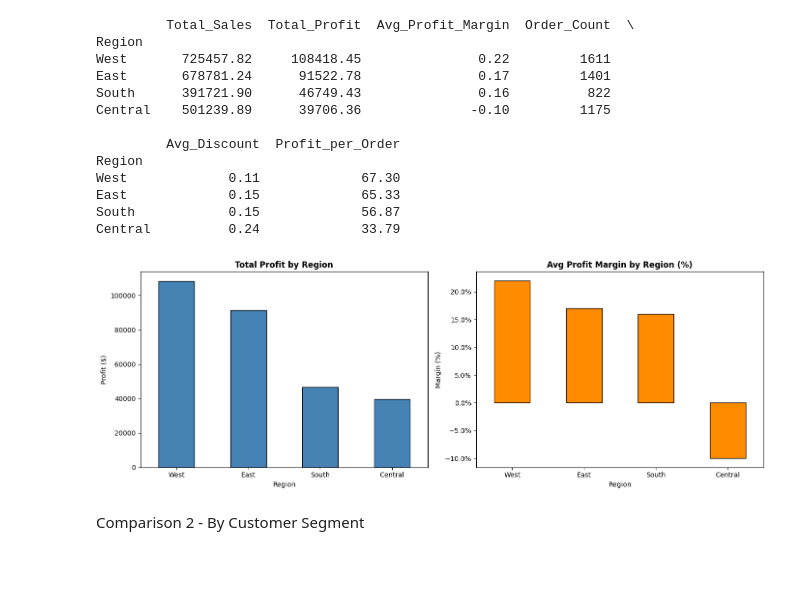
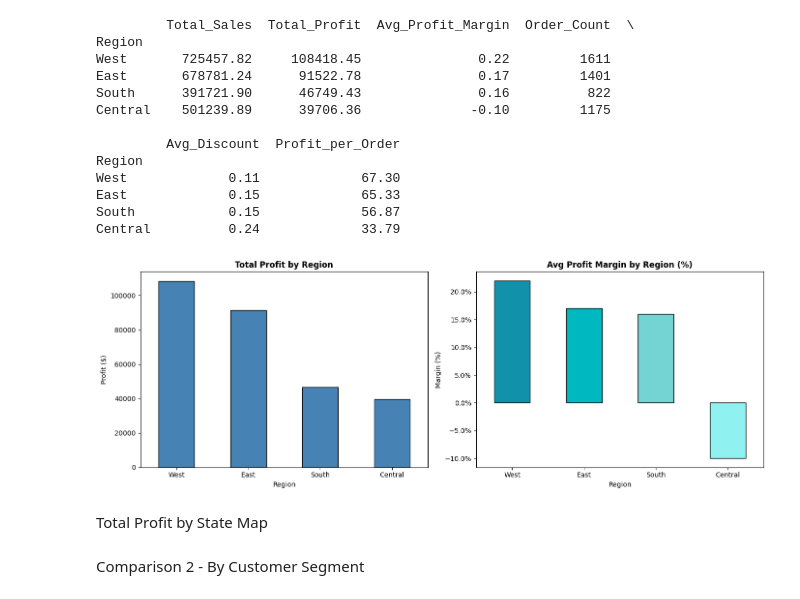
Before and after one commit to ivanya93/superstore_segmentation, a Jupyter notebook: notebooks/02_descriptive_stats.ipynb, the cells around one changed output. Cells and saved outputs as stored; diff of their text form; code cells hidden in the pictures; blank space fills up the shorter version.

Commit message:
added new charts in nb 1 and nb2

```diff
--- a/notebooks/02_descriptive_stats.ipynb
+++ b/notebooks/02_descriptive_stats.ipynb
@@ -247,24 +248,29 @@ West             0.11             67.30
 East             0.15             65.33
 South            0.15             56.87
 Central          0.24             33.79
+# %%
+# creating a custom palette
+colors = ['#1192AA','#00B8C0', '#73D4D3', '#90F2F0']
 # %%
 fig, axes = plt.subplots(1, 2, figsize=(14, 5))
 
 # Total profit by region
 region_stats['Total_Profit'].plot(kind='bar', ax=axes[0], color='steelblue', edgecolor='black')
 axes[0].set_title('Total Profit by Region', fontweight='bold')
 axes[0].set_ylabel('Profit ($)')
 axes[0].tick_params(axis='x', rotation=0)
 
 # Avg profit margin by region
-(region_stats['Avg_Profit_Margin'] * 100).plot(kind='bar', ax=axes[1], color='darkorange', edgecolor='black')
+(region_stats['Avg_Profit_Margin'] * 100).plot(kind='bar', ax=axes[1], color=colors, edgecolor='black')
 axes[1].set_title('Avg Profit Margin by Region (%)', fontweight='bold')
 axes[1].set_ylabel('Margin (%)')
 axes[1].tick_params(axis='x', rotation=0)
 axes[1].yaxis.set_major_formatter(mtick.PercentFormatter())
 
 plt.tight_layout()
 plt.savefig('../output/images/02_region_comparison.png', dpi=150, bbox_inches='tight')
 plt.show()
 # %% [output]
-[figure, old version]
+[figure, new version]
+# %% [markdown]
+Total Profit by State Map
```
Also changed, not shown: parts of 12 cells of this notebook, 14 other files.
